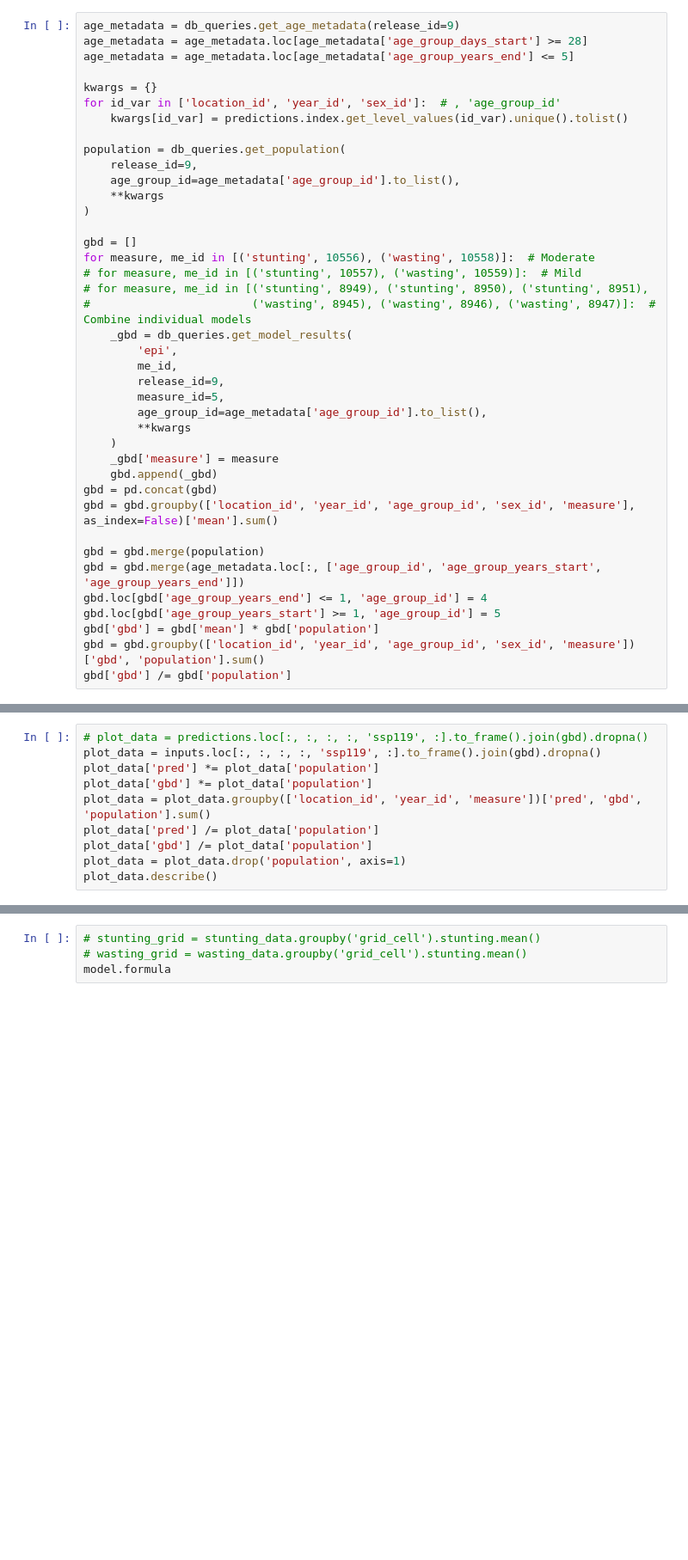
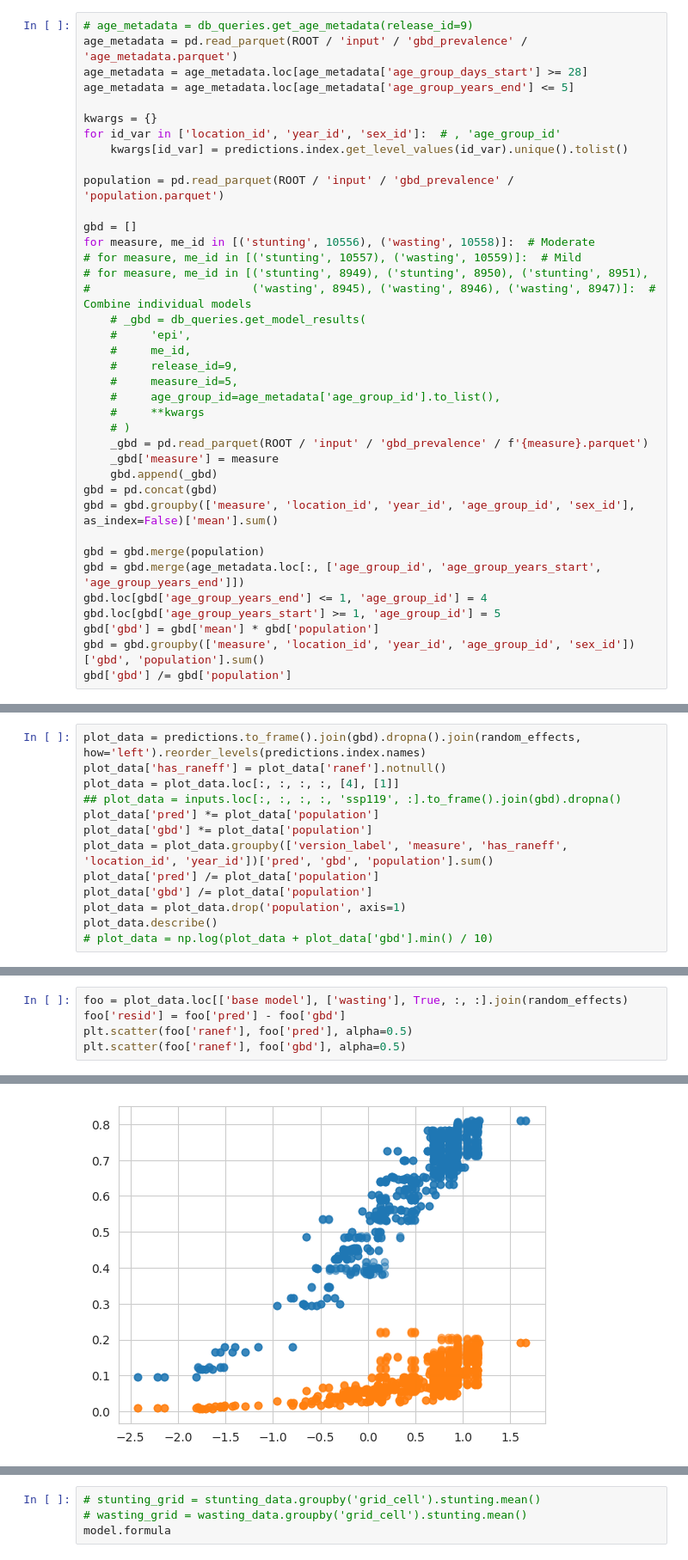
Before and after one commit to ihmeuw/rra-climate-health, a Jupyter notebook: notebooks/2024_06_25_compare_to_GBD.ipynb, the cells around one changed output, grey strips where cells are left out. Shown: that part at 86% size. Cells and saved outputs as stored; diff of their text form; blank space fills up the shorter version.

```diff
--- a/notebooks/2024_06_25_compare_to_GBD.ipynb
+++ b/notebooks/2024_06_25_compare_to_GBD.ipynb
@@ -101,7 +201,8 @@ me_ids.loc[me_ids['modelable_entity_id'].isin([8949, 8950, 8951, 10556, 10557,
 # 10556 --> Moderate Stunting, < -2 SD (post-ensemble)
 # 10558 --> Moderate Wasting, < -2 SD (post-ensemble)
 # %%
-age_metadata = db_queries.get_age_metadata(release_id=9)
+# age_metadata = db_queries.get_age_metadata(release_id=9)
+age_metadata = pd.read_parquet(ROOT / 'input' / 'gbd_prevalence' / 'age_metadata.parquet')
 age_metadata = age_metadata.loc[age_metadata['age_group_days_start'] >= 28]
 age_metadata = age_metadata.loc[age_metadata['age_group_years_end'] <= 5]
 
@@ -109,34 +210,31 @@ kwargs = {}
 for id_var in ['location_id', 'year_id', 'sex_id']:  # , 'age_group_id'
     kwargs[id_var] = predictions.index.get_level_values(id_var).unique().tolist()
 
-population = db_queries.get_population(
-    release_id=9,
-    age_group_id=age_metadata['age_group_id'].to_list(),
-    **kwargs
-)
+population = pd.read_parquet(ROOT / 'input' / 'gbd_prevalence' / 'population.parquet')
 
 gbd = []
 for measure, me_id in [('stunting', 10556), ('wasting', 10558)]:  # Moderate
 # for measure, me_id in [('stunting', 10557), ('wasting', 10559)]:  # Mild
 # for measure, me_id in [('stunting', 8949), ('stunting', 8950), ('stunting', 8951),
 #                        ('wasting', 8945), ('wasting', 8946), ('wasting', 8947)]:  # Combine individual models
-    _gbd = db_queries.get_model_results(
-        'epi',
-        me_id,
-        release_id=9,
-        measure_id=5,
-        age_group_id=age_metadata['age_group_id'].to_list(),
-        **kwargs
-    )
+    # _gbd = db_queries.get_model_results(
+    #     'epi',
+    #     me_id,
+    #     release_id=9,
+    #     measure_id=5,
+    #     age_group_id=age_metadata['age_group_id'].to_list(),
+    #     **kwargs
+    # )
+    _gbd = pd.read_parquet(ROOT / 'input' / 'gbd_prevalence' / f'{measure}.parquet')
     _gbd['measure'] = measure
     gbd.append(_gbd)
 gbd = pd.concat(gbd)
-gbd = gbd.groupby(['location_id', 'year_id', 'age_group_id', 'sex_id', 'measure'], as_index=False)['mean'].sum()
+gbd = gbd.groupby(['measure', 'location_id', 'year_id', 'age_group_id', 'sex_id'], as_index=False)['mean'].sum()
 
 gbd = gbd.merge(population)
 gbd = gbd.merge(age_metadata.loc[:, ['age_group_id', 'age_group_years_start', 'age_group_years_end']])
 gbd.loc[gbd['age_group_years_end'] <= 1, 'age_group_id'] = 4
 gbd.loc[gbd['age_group_years_start'] >= 1, 'age_group_id'] = 5
 gbd['gbd'] = gbd['mean'] * gbd['population']
-gbd = gbd.groupby(['location_id', 'year_id', 'age_group_id', 'sex_id', 'measure'])['gbd', 'population'].sum()
+gbd = gbd.groupby(['measure', 'location_id', 'year_id', 'age_group_id', 'sex_id'])['gbd', 'population'].sum()
 gbd['gbd'] /= gbd['population']
@@ -154,10 +250,13 @@ inputs = inputs.stack().rename('pred')
 # %%
-# plot_data = predictions.loc[:, :, :, :, 'ssp119', :].to_frame().join(gbd).dropna()
-plot_data = inputs.loc[:, :, :, :, 'ssp119', :].to_frame().join(gbd).dropna()
+plot_data = predictions.to_frame().join(gbd).dropna().join(random_effects, how='left').reorder_levels(predictions.index.names)
+plot_data['has_raneff'] = plot_data['ranef'].notnull()
+plot_data = plot_data.loc[:, :, :, :, [4], [1]]
+## plot_data = inputs.loc[:, :, :, :, 'ssp119', :].to_frame().join(gbd).dropna()
 plot_data['pred'] *= plot_data['population']
 plot_data['gbd'] *= plot_data['population']
-plot_data = plot_data.groupby(['location_id', 'year_id', 'measure'])['pred', 'gbd', 'population'].sum()
+plot_data = plot_data.groupby(['version_label', 'measure', 'has_raneff', 'location_id', 'year_id'])['pred', 'gbd', 'population'].sum()
 plot_data['pred'] /= plot_data['population']
 plot_data['gbd'] /= plot_data['population']
 plot_data = plot_data.drop('population', axis=1)
 plot_data.describe()
+# plot_data = np.log(plot_data + plot_data['gbd'].min() / 10)
@@ -163,0 +290,6 @@ plot_data.describe()
+# %%
+foo = plot_data.loc[['base model'], ['wasting'], True, :, :].join(random_effects)
+foo['resid'] = foo['pred'] - foo['gbd']
+plt.scatter(foo['ranef'], foo['pred'], alpha=0.5)
+plt.scatter(foo['ranef'], foo['gbd'], alpha=0.5)
+# %% [output]
@@ -164,2 +297,3 @@ plot_data.describe()
+[figure, added]
 # %%
 sns.set_style('whitegrid')
```
Also changed, not shown: parts of 30 cells of this notebook, 2 other files.
